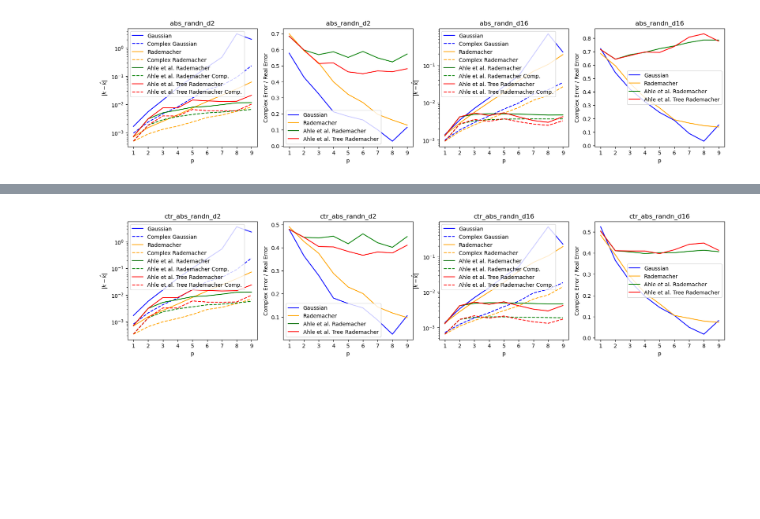
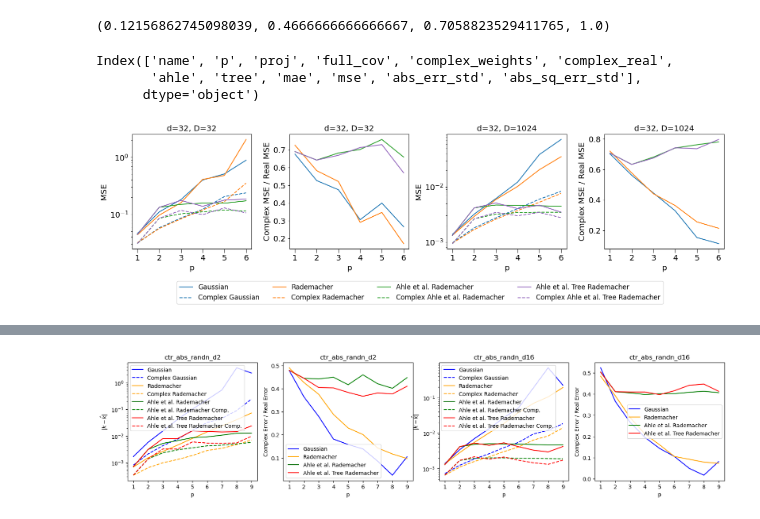
Before and after one commit to joneswack/dp-rfs, a Jupyter notebook: notebooks/error-over-p.ipynb, the cells around one changed output, grey strips where cells are left out. Cells and saved outputs as stored; diff of their text form; code cells hidden in the pictures; blank space fills up the shorter version.

Commit message:
[Update] Include experiments measuring the error over p and comparing against Ahle.

```diff
--- a/notebooks/error-over-p.ipynb
+++ b/notebooks/error-over-p.ipynb
@@ -31,2 +26,0 @@ np.pi / 4 # 45 degrees
-# %%
-df = pd.read_csv('../csv/error_over_p/abs_randn_d2_D1024_reps1000.csv')
@@ -46,41 +27,77 @@ df.loc[df['name']=='Gaussian']
+# %%
+plt.cm.tab20(0)
+# %% [output]
+(0.12156862745098039, 0.4666666666666667, 0.7058823529411765, 1.0)
+# %%
+real_df.columns
+# %% [output]
+Index(['name', 'p', 'proj', 'full_cov', 'complex_weights', 'complex_real',
+       'ahle', 'tree', 'mae', 'mse', 'abs_err_std', 'abs_sq_err_std'],
+      dtype='object')
+# %%
+params = {
+    'legend.fontsize': 'x-large',
+    'figure.figsize': (16, 4), # 2.2*len(csvs)
+    'axes.labelsize': 'x-large',
+    'axes.titlesize':'x-large',
+    'xtick.labelsize':'x-large',
+    'ytick.labelsize':'x-large',
+    'xtick.major.size': 7.0,
+    'ytick.major.size': 3.0
+}
+pylab.rcParams.update(params)
 # %%
 configs = [
-    {'proj': 'gaussian', 'ahle': False, 'tree': False, 'color': 'blue'},
-    {'proj': 'rademacher', 'ahle': False, 'tree': False, 'color': 'orange'},
-    {'proj': 'rademacher', 'ahle': True, 'tree': False, 'color': 'green'},
-    {'proj': 'rademacher', 'ahle': True, 'tree': True, 'color': 'red'},
+    {'proj': 'gaussian', 'ahle': False, 'tree': False, 'color': plt.cm.tab20(0)},
+    {'proj': 'rademacher', 'ahle': False, 'tree': False, 'color': plt.cm.tab20(2)},
+    {'proj': 'rademacher', 'ahle': True, 'tree': False, 'color': plt.cm.tab20(4)},
+    {'proj': 'rademacher', 'ahle': True, 'tree': True, 'color': plt.cm.tab20(8)},
 ]
 
-fig, ax = plt.subplots(nrows=1, ncols=4, figsize=(20, 4))
+fig, ax = plt.subplots(nrows=1, ncols=4, figsize=(16, 4))
 
-settings = ['abs_randn_d2', 'abs_randn_d16']
+settings = ['abs_randn_d32_D32_reps1000', 'abs_randn_d32_D1024_reps1000']
 
 for setting in settings:
-    df = pd.read_csv(f'../csv/error_over_p/{setting}_D1024_reps1000.csv')
+    df = pd.read_csv(f'../csv/error_over_p/{setting}.csv')
     offset = 2 if setting == settings[1] else 0
 
     for config in configs:
         sub_df = df.loc[(df['proj']==config['proj']) & (df['ahle']==config['ahle']) & (df['tree']==config['tree'])]
+        sub_df = sub_df.loc[df['p'] <= 6]
+
 
         # real
         real_df = sub_df[sub_df['complex_weights'] == False]
         complex_df = sub_df[sub_df['complex_weights'] == True]
 
+        name = complex_df['name'].iloc[0]
+        if 'comp' in name.lower():
+            name = name.replace(' Comp.', '')
+            name = name.replace('Complex ', '')
+            name = 'Complex ' + name
+
         ax[offset+0].plot(real_df['p'], real_df['mse'], label=real_df['name'].iloc[0], color=config['color'])
-        ax[offset+0].plot(complex_df['p'], complex_df['mse'], label=complex_df['name'].iloc[0], color=config['color'], linestyle='dashed')
+        ax[offset+0].plot(complex_df['p'], complex_df['mse'], label=name, color=config['color'], linestyle='dashed')
         ax[offset+1].plot(real_df['p'], complex_df['mse'].values / real_df['mse'].values, label=real_df['name'].iloc[0], color=config['color'])
     ax[offset+0].set_yscale('log')
-    ax[offset+0].set_xticks(np.arange(1,10))
-    ax[offset+0].legend()
+    ax[offset+0].set_xticks(np.arange(1,7))
+    #ax[offset+0].legend()
     ax[offset+0].set_xlabel('p')
-    ax[offset+0].set_ylabel(r'$|k - \hat{k}|$')
-    ax[offset+0].set_title(setting)
-    ax[offset+1].set_xticks(np.arange(1,10))
-    ax[offset+1].legend()
+    ax[offset+0].set_ylabel('MSE')
+    ax[0].set_title('d=32, D=32')
+    ax[1].set_title('d=32, D=32')
+    ax[offset+1].set_xticks(np.arange(1,7))
+    #ax[offset+1].legend()
     ax[offset+1].set_xlabel('p')
-    ax[offset+1].set_ylabel('Complex Error / Real Error')
-    ax[offset+1].set_title(setting)
+    ax[offset+1].set_ylabel('Complex MSE / Real MSE')
+    ax[2].set_title('d=32, D=1024')
+    ax[3].set_title('d=32, D=1024')
 
+plt.tight_layout()
+handles, labels = ax[0].get_legend_handles_labels()
+legend = plt.figlegend(handles=handles, labels=labels, loc='upper center', ncol=4, bbox_to_anchor = (0,-0.85,1.025,0.85), bbox_transform=plt.gcf().transFigure)
+# plt.savefig('../figures/error_over_p_comp.pdf', dpi=300, bbox_extra_artists=(legend,), bbox_inches='tight')
 plt.show()
 # %% [output]
-[figure, old version]
+[figure, new version]
```
Also changed, not shown: parts of 9 cells of this notebook, 26 other files.
